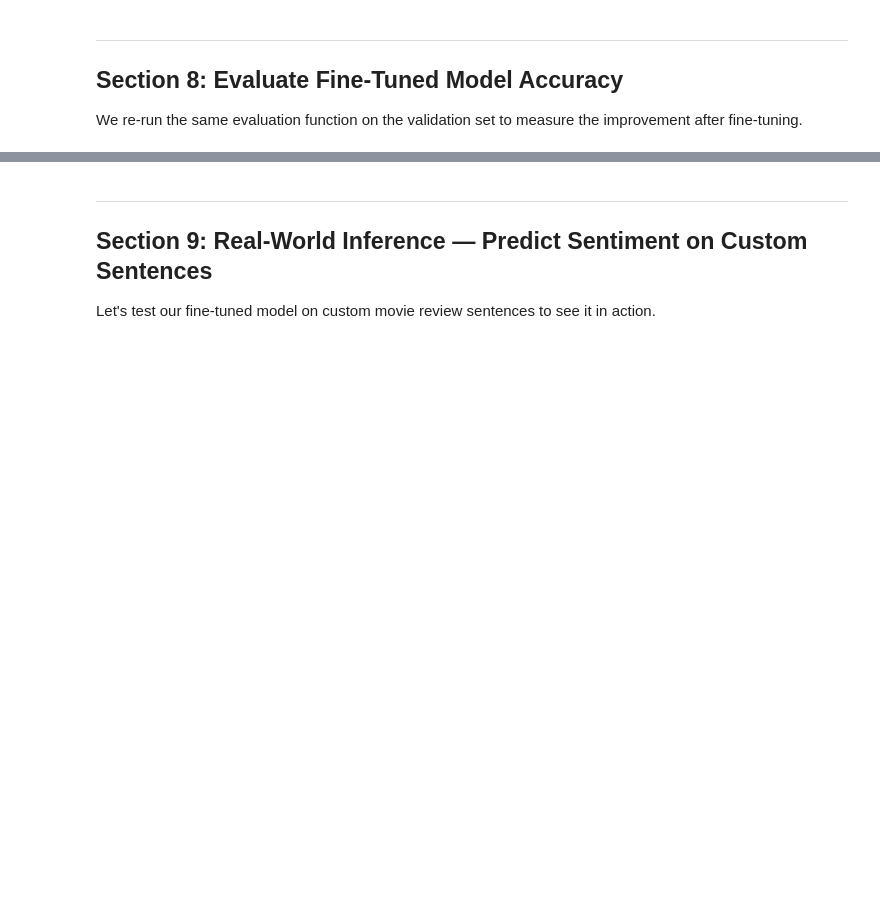
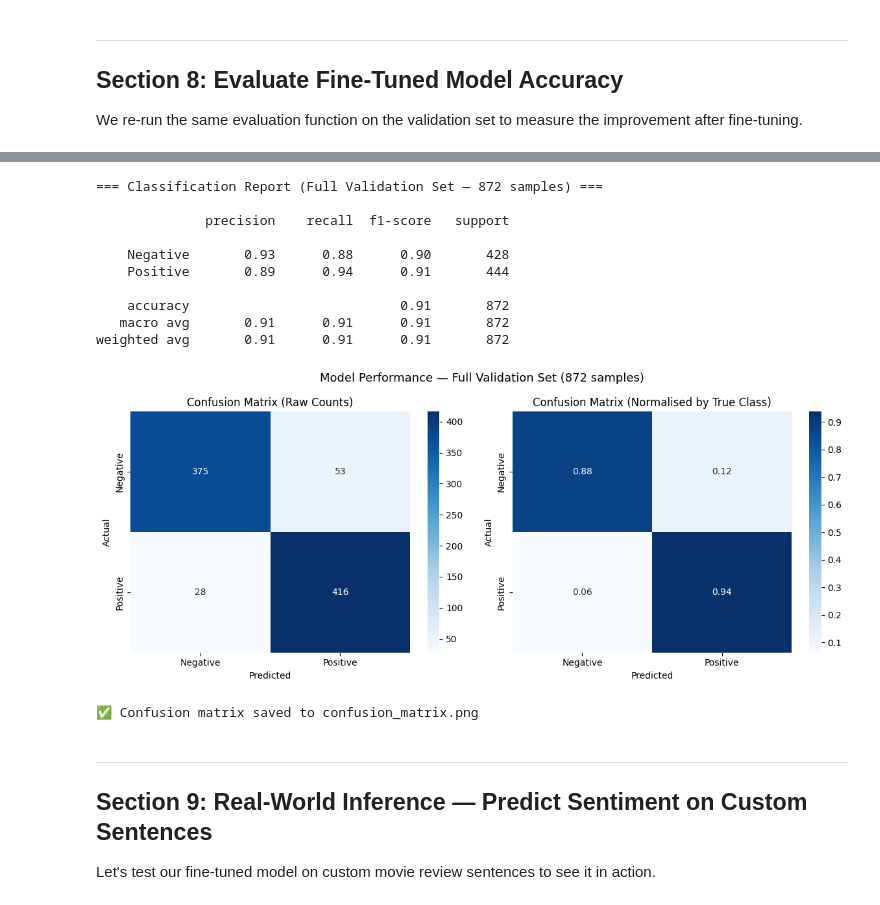
Before and after one commit to Sonal12061/distilbert-sentiment-analysis, a Jupyter notebook: DistilBERT_FineTuning.ipynb, the cells around one changed output, grey strips where cells are left out. Saved outputs shown, nothing was run; the diff lists cells and outputs as text; code cells hidden in the pictures; blank space fills up the shorter version.

```diff
--- a/DistilBERT_FineTuning.ipynb
+++ b/DistilBERT_FineTuning.ipynb
@@ -429,3 +629,64 @@ Accuracy: 91.5%
+# %%
+import seaborn as sns
+import matplotlib.pyplot as plt
+from sklearn.metrics import confusion_matrix, classification_report
+
+# ── Run inference on every validation sample ──────────────────────────────────
+model.eval()
+all_preds, all_labels = [], []
+
+for i in range(len(dataset["validation"])):
+    row    = dataset["validation"][i]
+    inputs = tokenizer(
+        row["sentence"], return_tensors="pt", truncation=True, max_length=128
+    ).to(device)
+    with torch.no_grad():
+        pred = torch.argmax(model(**inputs).logits, dim=-1).item()
+    all_preds.append(pred)
+    all_labels.append(row["label"])
+
+# ── Per-class report ──────────────────────────────────────────────────────────
+print("=== Classification Report (Full Validation Set — 872 samples) ===\n")
+print(classification_report(all_labels, all_preds, target_names=["Negative", "Positive"]))
+
+# ── Confusion matrices ────────────────────────────────────────────────────────
+cm      = confusion_matrix(all_labels, all_preds)
+cm_norm = cm.astype(float) / cm.sum(axis=1, keepdims=True)
+
+fig, axes = plt.subplots(1, 2, figsize=(12, 5))
+
+sns.heatmap(cm, annot=True, fmt="d", cmap="Blues",
+            xticklabels=["Negative", "Positive"],
+            yticklabels=["Negative", "Positive"], ax=axes[0])
+axes[0].set_title("Confusion Matrix (Raw Counts)")
+axes[0].set_xlabel("Predicted")
+axes[0].set_ylabel("Actual")
+
+sns.heatmap(cm_norm, annot=True, fmt=".2f", cmap="Blues",
+            xticklabels=["Negative", "Positive"],
+            yticklabels=["Negative", "Positive"], ax=axes[1])
+axes[1].set_title("Confusion Matrix (Normalised by True Class)")
+axes[1].set_xlabel("Predicted")
+axes[1].set_ylabel("Actual")
+
+plt.suptitle("Model Performance — Full Validation Set (872 samples)", fontsize=13)
+plt.tight_layout()
+plt.savefig("outputs/confusion_matrix.png", dpi=150, bbox_inches="tight")
+plt.show()
+print("✅ Confusion matrix saved to outputs/confusion_matrix.png")
+# %% [output]
+=== Classification Report (Full Validation Set — 872 samples) ===
+
+              precision    recall  f1-score   support
+
+    Negative       0.93      0.88      0.90       428
+    Positive       0.89      0.94      0.91       444
+
+    accuracy                           0.91       872
+   macro avg       0.91      0.91      0.91       872
+weighted avg       0.91      0.91      0.91       872
+[figure, added]
+✅ Confusion matrix saved to confusion_matrix.png
 # %% [markdown]
 ---
 ## Section 9: Real-World Inference — Predict Sentiment on Custom Sentences
```
Also changed, not shown: parts of 14 cells of this notebook, 1 other file.
